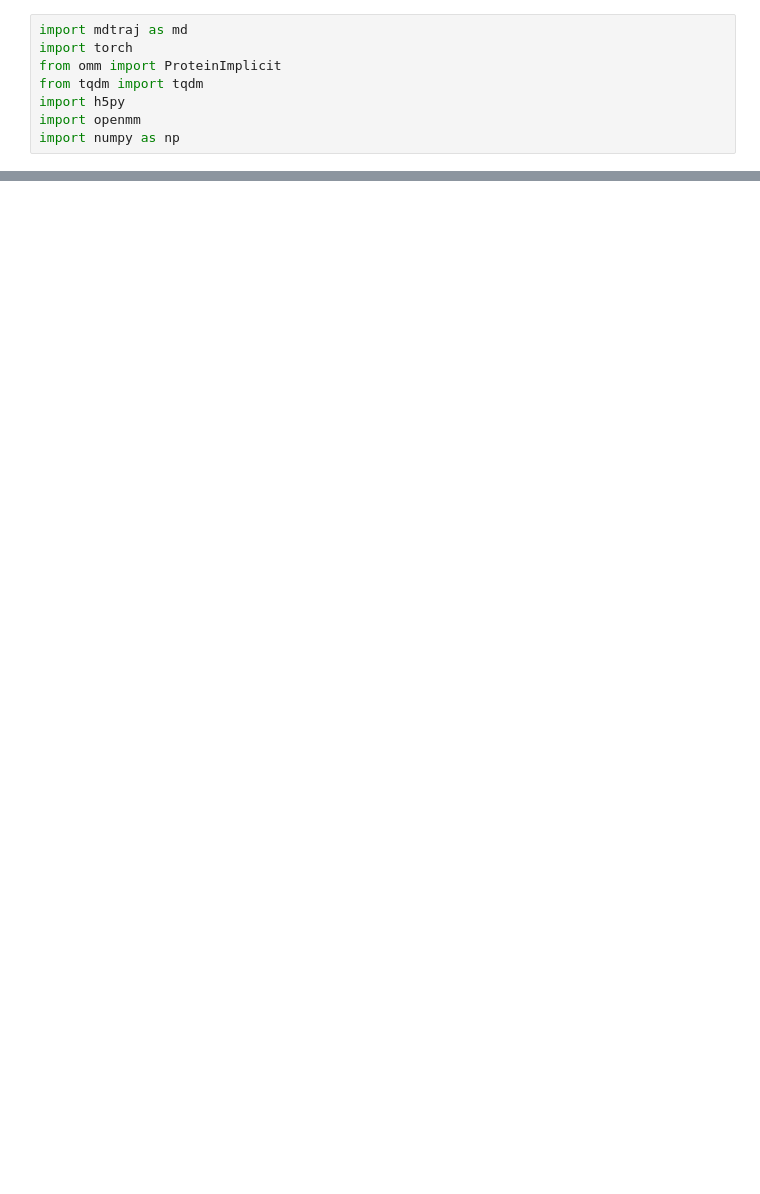
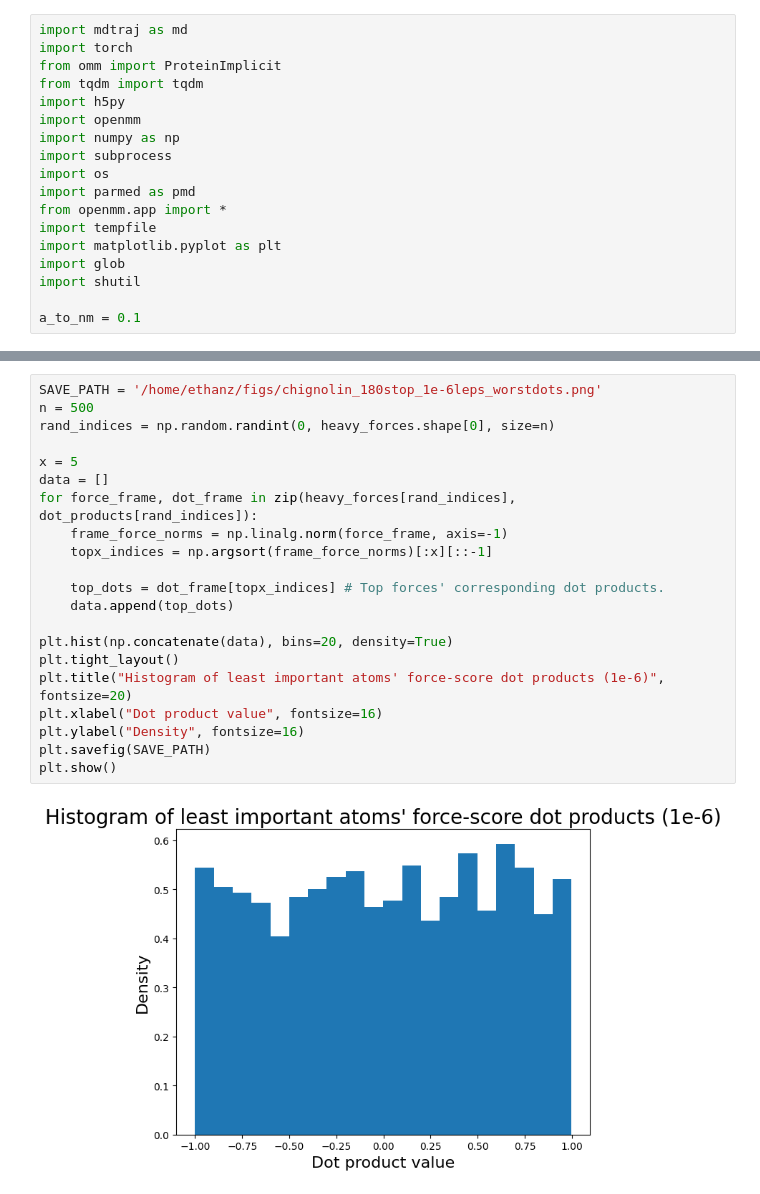
Before and after one commit to EthanZ0524/boltz-likelihoods, a Jupyter notebook: notebooks/force_analysis.ipynb, the cells around one changed output, grey strips where cells are left out. Saved outputs shown, nothing was run; the diff lists cells and outputs as text; blank space fills up the shorter version.

```diff
--- a/notebooks/force_analysis.ipynb
+++ b/notebooks/force_analysis.ipynb
@@ -6,4 +17,14 @@ from tqdm import tqdm
 import h5py
 import openmm
 import numpy as np
+import subprocess
+import os
+import parmed as pmd
+from openmm.app import *
+import tempfile
+import matplotlib.pyplot as plt
+import glob
+import shutil
+
+a_to_nm = 0.1
 # %%
@@ -56,0 +240,23 @@ pe, ke = compute_energy_from_traj(mini_traj, "/data2/scratch/group_scratch/cg/da
+# %%
+SAVE_PATH = '/home/ethanz/figs/chignolin_180stop_1e-6leps_worstdots.png'
+n = 500
+rand_indices = np.random.randint(0, heavy_forces.shape[0], size=n)
+
+x = 5
+data = []
+for force_frame, dot_frame in zip(heavy_forces[rand_indices], dot_products[rand_indices]):
+    frame_force_norms = np.linalg.norm(force_frame, axis=-1)
+    topx_indices = np.argsort(frame_force_norms)[:x][::-1]
+
+    top_dots = dot_frame[topx_indices] # Top forces' corresponding dot products.
+    data.append(top_dots)
+
+plt.hist(np.concatenate(data), bins=20, density=True)
+plt.tight_layout()
+plt.title("Histogram of least important atoms' force-score dot products (1e-6)", fontsize=20)
+plt.xlabel("Dot product value", fontsize=16)
+plt.ylabel("Density", fontsize=16)
+plt.savefig(SAVE_PATH)
+plt.show()
+# %% [output]
+[figure, added]
```
Also changed, not shown: parts of 15 cells of this notebook, 3 other files.
